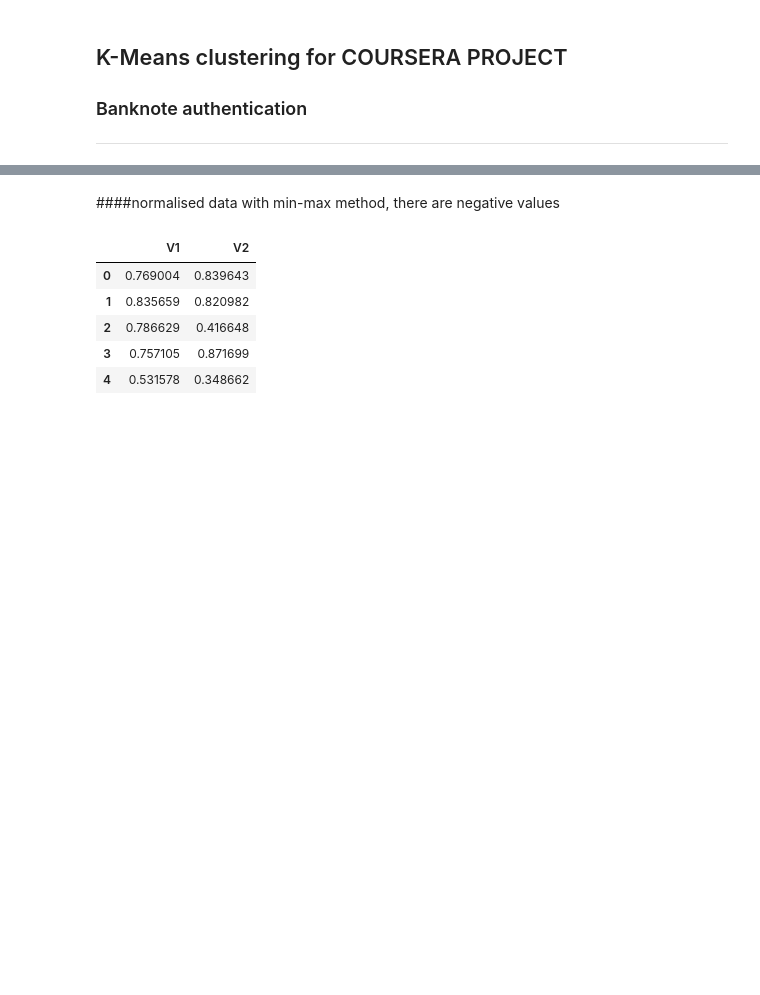
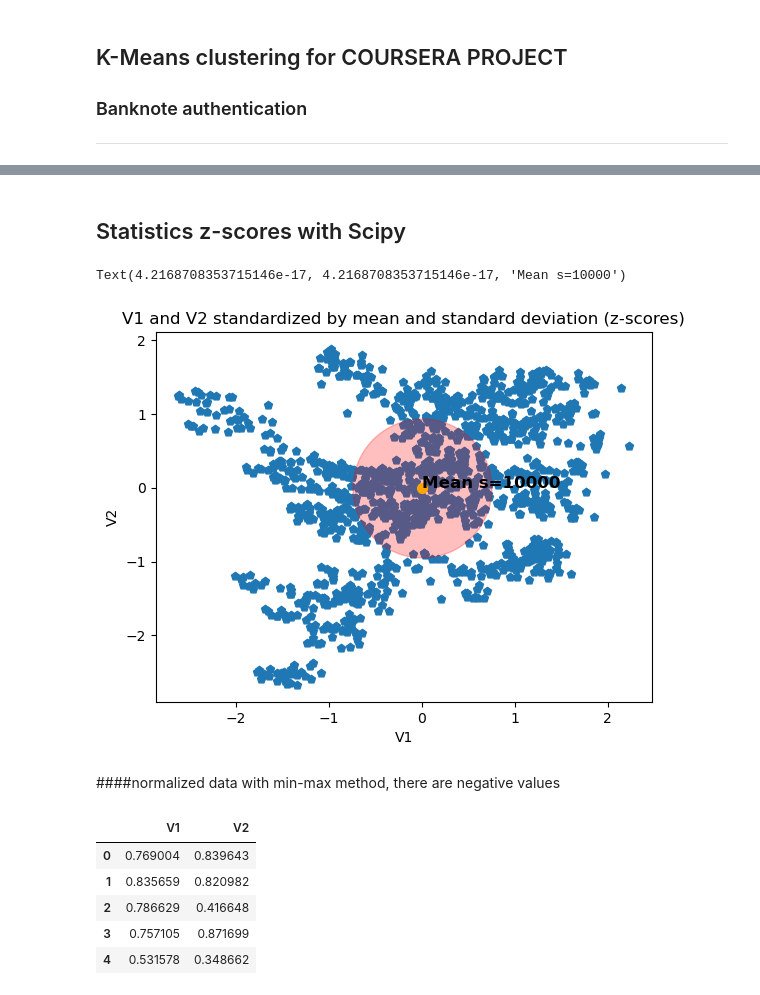
Before and after one commit to irenediaz1974/Portfolio2023, a Jupyter notebook: KMeans_Notebook/data_exploration.ipynb, the cells around one changed output, grey strips where cells are left out. Cells and saved outputs as stored; diff of their text form; code cells hidden in the pictures; blank space fills up the shorter version.

```diff
--- a/KMeans_Notebook/data_exploration.ipynb
+++ b/KMeans_Notebook/data_exploration.ipynb
@@ -42,5 +110,34 @@ the standard deviation V1: 2.8427625862451658
+# %% [markdown]
+## Statistics z-scores with Scipy
+# %%
+#normalizing with z-scores usin scipy
+from scipy import stats
+from scipy import ndimage
+from matplotlib import markers
+
+# create numpy array
+values=np.array(df_banknote)
+
+# Zscores V1 (x)=( V1(x) - V1 mean) / V1 std
+zscore_bank=stats.zscore(values)
+
+# arithmetic mean
+mean_zscore_bank=np.mean(zscore_bank, axis=0)
+
+
+#plot scatter with values and mean
+plt.scatter(zscore_bank[:,0],zscore_bank[:,1], marker="p")
+plt.scatter(mean_zscore_bank[0], mean_zscore_bank[1] , color="red", s=10000, alpha=0.25 )
+plt.scatter(mean_zscore_bank[0], mean_zscore_bank[1] , color="orange", s=50 )
+plt.xlabel("V1")
+plt.ylabel("V2")
+plt.title ("V1 and V2 standardized by mean and standard deviation (z-scores)")
+plt.text(mean_zscore_bank[0], mean_zscore_bank[1], "Mean s=10000", color="black", size="large", weight="bold", ha="left")
+# %% [output]
+Text(4.2168708353715146e-17, 4.2168708353715146e-17, 'Mean s=10000')
+[figure, added]
 # %% [markdown]
-####normalised data with min-max method, there are negative values
+####normalized data with min-max method, there are negative values
 # %%
 
 min_data=np.min(df_banknote,0)
```
Also changed, not shown: parts of 15 cells of this notebook, 12 other files.
